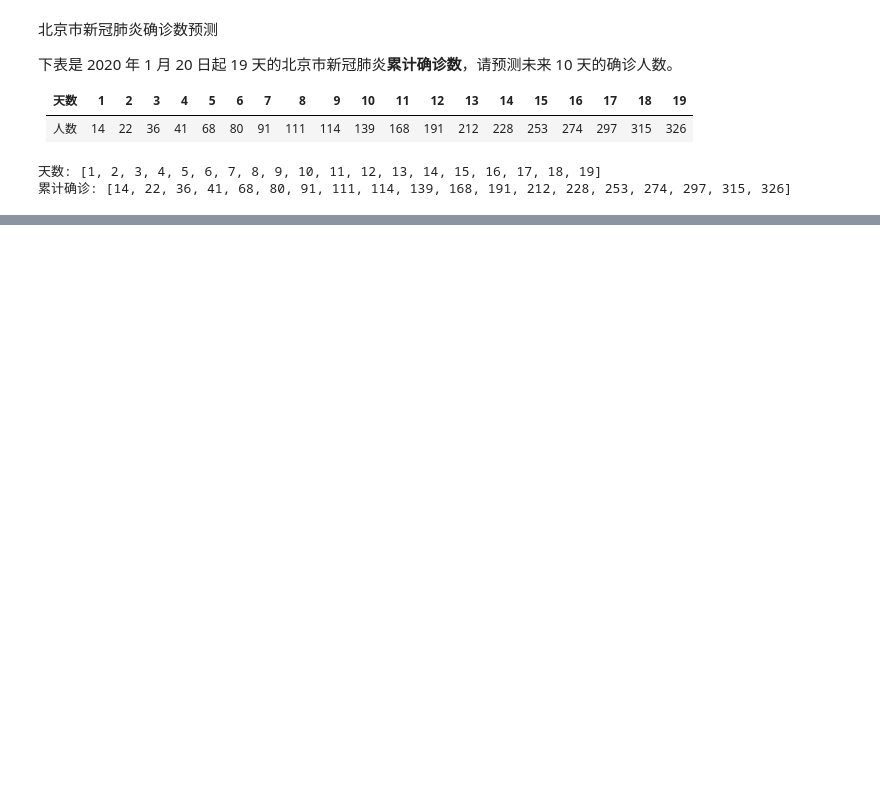
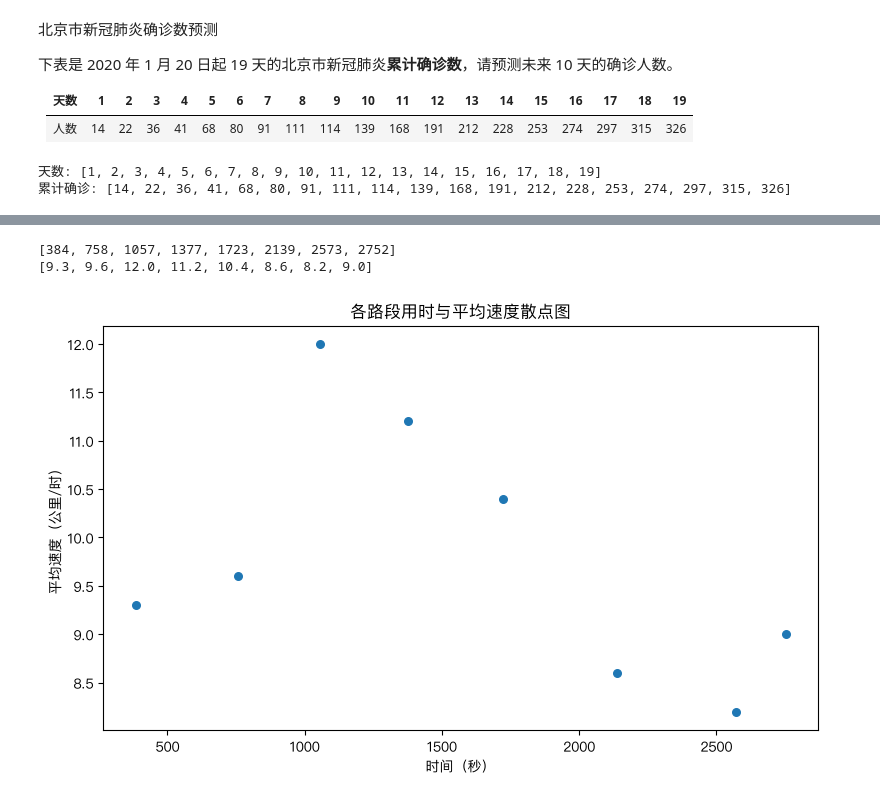
Before and after one commit to Genkaim/notebook-backup, a Jupyter notebook: MathModel/14 拟合算法.ipynb, the cells around one changed output, grey strips where cells are left out. Drawn from its saved outputs; the diff is of its cells as text; code cells hidden in the pictures; blank space fills up the shorter version.

```diff
--- a/MathModel/14 拟合算法.ipynb
+++ b/MathModel/14 拟合算法.ipynb
@@ -79,0 +93,38 @@ for d in range(20, 30):
+# %%
+segments = [
+    {"no": 1, "time": "06:24", "speed_kmh": 9.3},
+    {"no": 2, "time": "06:14", "speed_kmh": 9.6},
+    {"no": 3, "time": "04:59", "speed_kmh": 12.0},
+    {"no": 4, "time": "05:20", "speed_kmh": 11.2},
+    {"no": 5, "time": "05:46", "speed_kmh": 10.4},
+    {"no": 6, "time": "06:56", "speed_kmh": 8.6},
+    {"no": 7, "time": "07:14", "speed_kmh": 8.2},
+    {"no": 8, "time": "02:59", "speed_kmh": 9.0},
+]
+
+x_time = [int(i["time"][0:2])*60+int(i["time"][3:5]) for i in segments]
+for i in range(1, len(x_time)):
+    x_time[i] += x_time[i-1]
+y_speed = [float(i["speed_kmh"]) for i in segments]
+print(x_time)
+print(y_speed)
+# %% [output]
+[384, 758, 1057, 1377, 1723, 2139, 2573, 2752]
+[9.3, 9.6, 12.0, 11.2, 10.4, 8.6, 8.2, 9.0]
+# %%
+import matplotlib.pyplot as plt
+
+# 字体设置(适配中文)
+plt.rcParams['font.sans-serif'] = ['PingFang SC', 'Heiti SC', 'SimHei', 'Microsoft YaHei', 'DejaVu Sans']
+plt.rcParams['axes.unicode_minus'] = False
+
+plt.figure(figsize=(8, 5))
+plt.scatter(x_time, y_speed, c='#1f77b4', s=30, zorder=3)
+
+plt.xlabel('时间（秒）')
+plt.ylabel('平均速度（公里/时）')
+plt.title('各路段用时与平均速度散点图')
+plt.tight_layout()
+plt.show()
+# %% [output]
+[figure, added]
```
Also changed, not shown: parts of 5 cells of this notebook.
